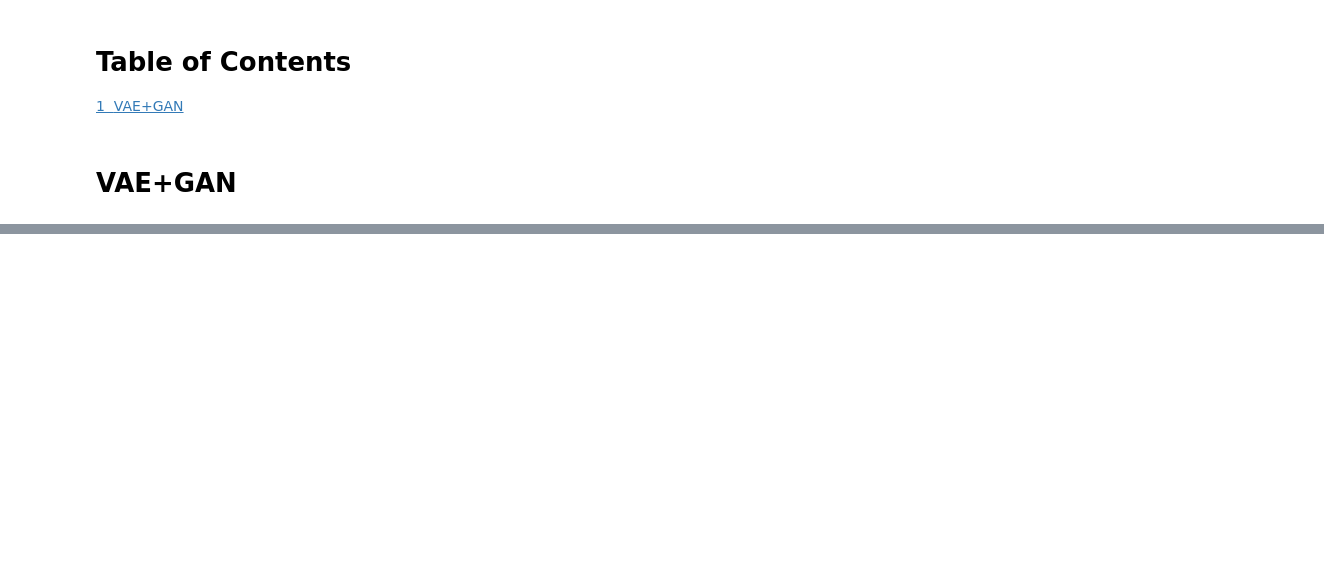
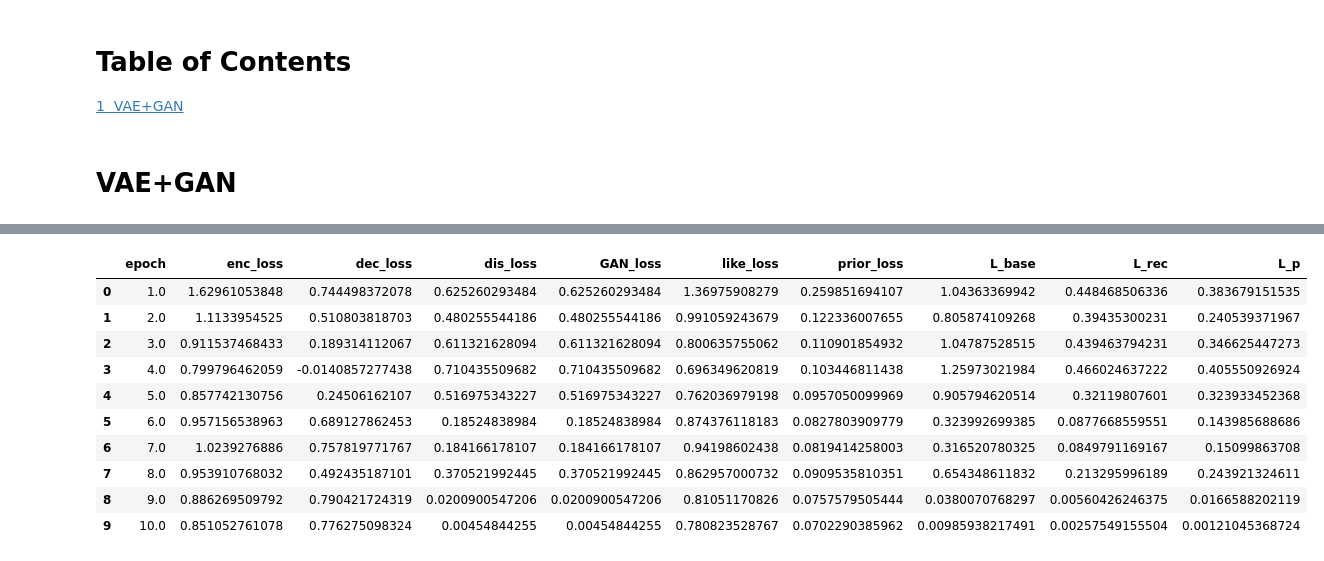
Before and after one commit to tok41/chainer-samples, a Jupyter notebook: chainer-VAEGAN/fauxtograph/test_vaegan-Copy1.ipynb, the cells around one changed output, grey strips where cells are left out. Saved outputs shown, nothing was run; the diff lists cells and outputs as text; code cells hidden in the pictures; blank space fills up the shorter version.

```diff
--- a/chainer-VAEGAN/fauxtograph/test_vaegan-Copy1.ipynb
+++ b/chainer-VAEGAN/fauxtograph/test_vaegan-Copy1.ipynb
@@ -358,0 +410,14 @@ time: 1.135749
+# %%
+vg.loss_buf[:10]
+# %% [output]
+|  | epoch | enc_loss | dec_loss | dis_loss | GAN_loss | like_loss | prior_loss | L_base | L_rec | L_p |
+| 0 | 1.0 | 1.62961053848 | 0.744498372078 | 0.625260293484 | 0.625260293484 | 1.36975908279 | 0.259851694107 | 1.04363369942 | 0.448468506336 | 0.383679151535 |
+| 1 | 2.0 | 1.1133954525 | 0.510803818703 | 0.480255544186 | 0.480255544186 | 0.991059243679 | 0.122336007655 | 0.805874109268 | 0.39435300231 | 0.240539371967 |
+| 2 | 3.0 | 0.911537468433 | 0.189314112067 | 0.611321628094 | 0.611321628094 | 0.800635755062 | 0.110901854932 | 1.04787528515 | 0.439463794231 | 0.346625447273 |
+| 3 | 4.0 | 0.799796462059 | -0.0140857277438 | 0.710435509682 | 0.710435509682 | 0.696349620819 | 0.103446811438 | 1.25973021984 | 0.466024637222 | 0.405550926924 |
+| 4 | 5.0 | 0.857742130756 | 0.24506162107 | 0.516975343227 | 0.516975343227 | 0.762036979198 | 0.0957050099969 | 0.905794620514 | 0.32119807601 | 0.323933452368 |
+| 5 | 6.0 | 0.957156538963 | 0.689127862453 | 0.18524838984 | 0.18524838984 | 0.874376118183 | 0.0827803909779 | 0.323992699385 | 0.0877668559551 | 0.143985688686 |
+| 6 | 7.0 | 1.0239276886 | 0.757819771767 | 0.184166178107 | 0.184166178107 | 0.94198602438 | 0.0819414258003 | 0.316520780325 | 0.0849791169167 | 0.15099863708 |
+| 7 | 8.0 | 0.953910768032 | 0.492435187101 | 0.370521992445 | 0.370521992445 | 0.862957000732 | 0.0909535810351 | 0.654348611832 | 0.213295996189 | 0.243921324611 |
+| 8 | 9.0 | 0.886269509792 | 0.790421724319 | 0.0200900547206 | 0.0200900547206 | 0.81051170826 | 0.0757579505444 | 0.0380070768297 | 0.00560426246375 | 0.0166588202119 |
+| 9 | 10.0 | 0.851052761078 | 0.776275098324 | 0.00454844255 | 0.00454844255 | 0.780823528767 | 0.0702290385962 | 0.00985938217491 | 0.00257549155504 | 0.00121045368724 |
```
Also changed, not shown: parts of 8 cells of this notebook, 16 other files.
